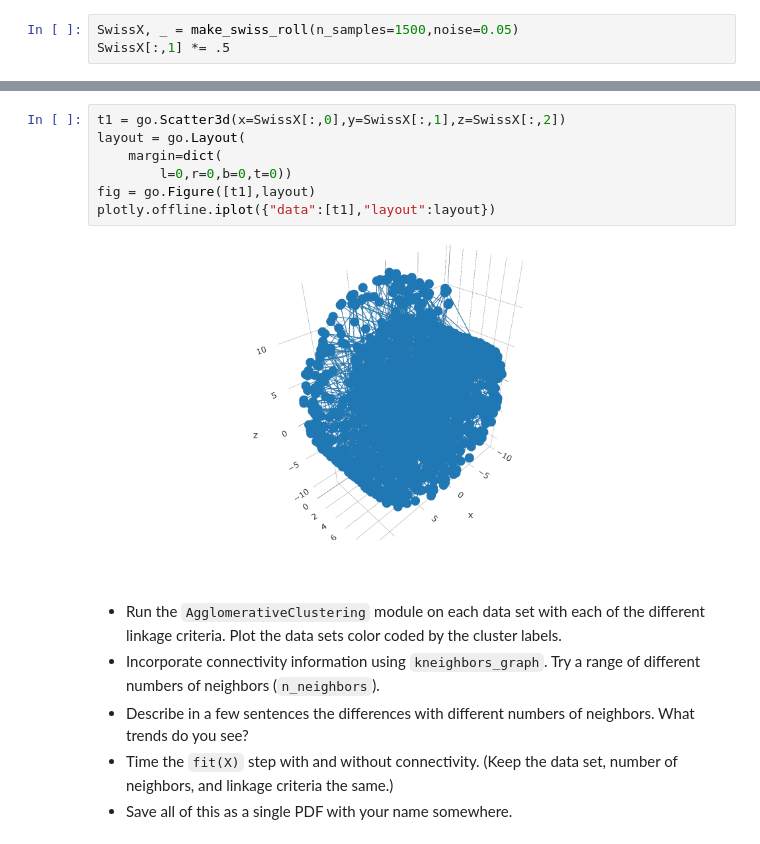
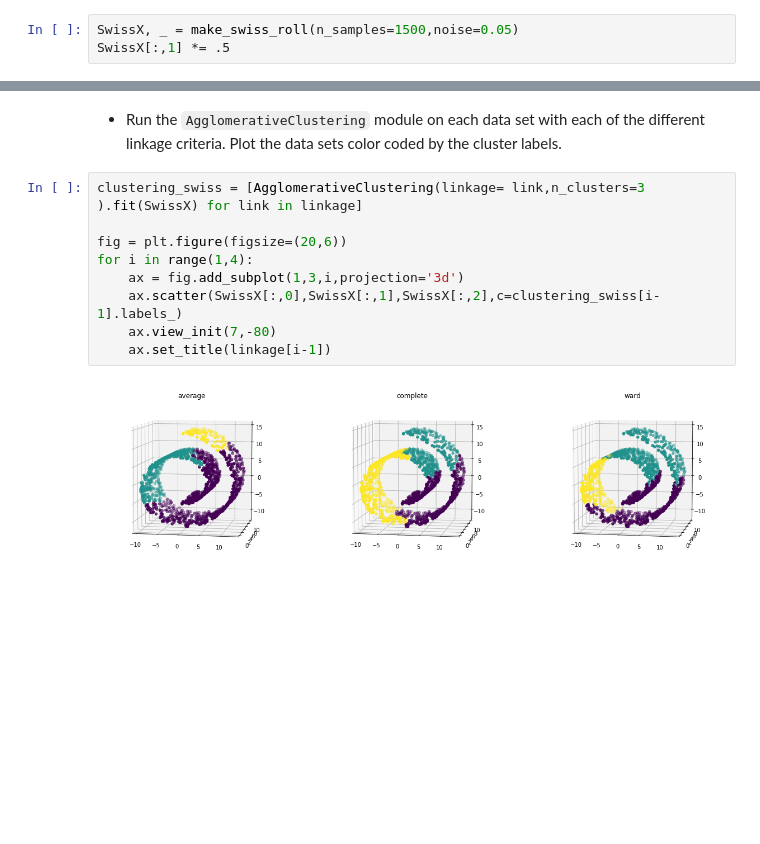
Before and after one commit to AstroLudwig/MachineLearningClass, a Jupyter notebook: Hierarchical/Hierarchical.ipynb, the cells around one changed output, grey strips where cells are left out. Saved outputs shown, nothing was run; the diff lists cells and outputs as text; blank space fills up the shorter version.

```diff
--- a/Hierarchical/Hierarchical.ipynb
+++ b/Hierarchical/Hierarchical.ipynb
@@ -113,17 +112,13 @@ ax.scatter(SwissX[:,0],SwissX[:,1],SwissX[:,2])
-# %%
-t1 = go.Scatter3d(x=SwissX[:,0],y=SwissX[:,1],z=SwissX[:,2])
-layout = go.Layout(
-    margin=dict(
-        l=0,r=0,b=0,t=0))
-fig = go.Figure([t1],layout)
-plotly.offline.iplot({"data":[t1],"layout":layout})
-# %% [output]
-[figure, removed]
-# %% [markdown]
-###
-# %% [markdown]
- - Run the `AgglomerativeClustering` module on each data set with each of the different linkage criteria. Plot the data sets color coded by the cluster labels.
- - Incorporate connectivity information using `kneighbors_graph`. Try a range of different numbers of neighbors (`n_neighbors`).
-  - Describe in a few sentences the differences with different numbers of neighbors. What trends do you see?
- - Time the `fit(X)` step with and without connectivity. (Keep the data set, number of neighbors, and linkage criteria the same.)
- - Save all of this as a single PDF with your name somewhere.
+# %% [markdown]
+ - Run the `AgglomerativeClustering` module on each data set with each of the different linkage criteria. Plot the data sets color coded by the cluster labels.
+# %%
+clustering_swiss = [AgglomerativeClustering(linkage= link,n_clusters=3 ).fit(SwissX) for link in linkage]
+
+fig = plt.figure(figsize=(20,6))
+for i in range(1,4):
+    ax = fig.add_subplot(1,3,i,projection='3d')
+    ax.scatter(SwissX[:,0],SwissX[:,1],SwissX[:,2],c=clustering_swiss[i-1].labels_)
+    ax.view_init(7,-80)
+    ax.set_title(linkage[i-1])
+# %% [output]
+[figure, added]
```
Also changed, not shown: parts of 13 cells of this notebook, 7 other files.
